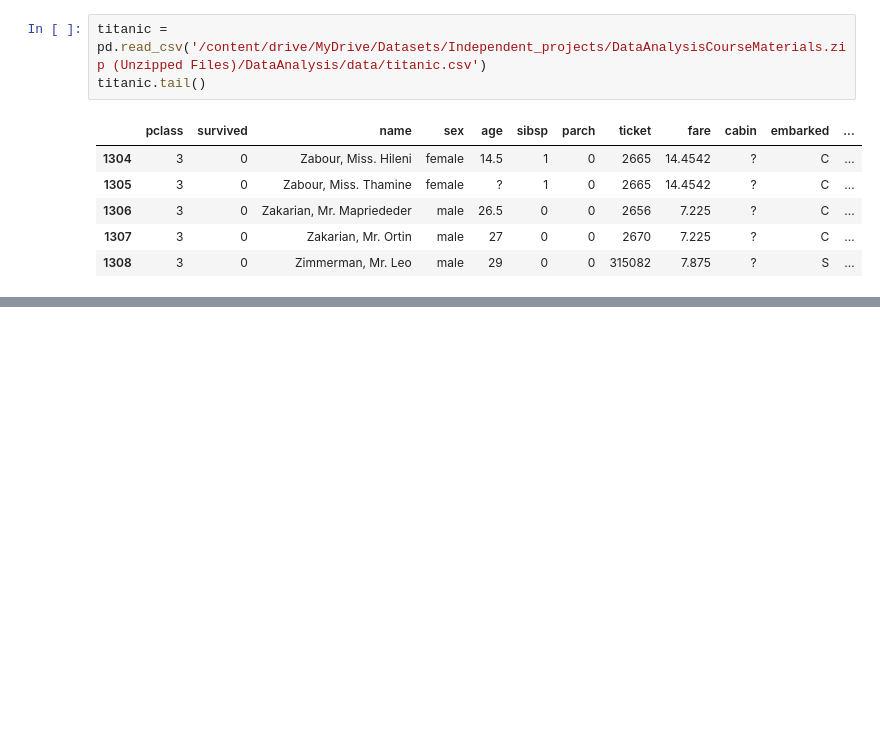
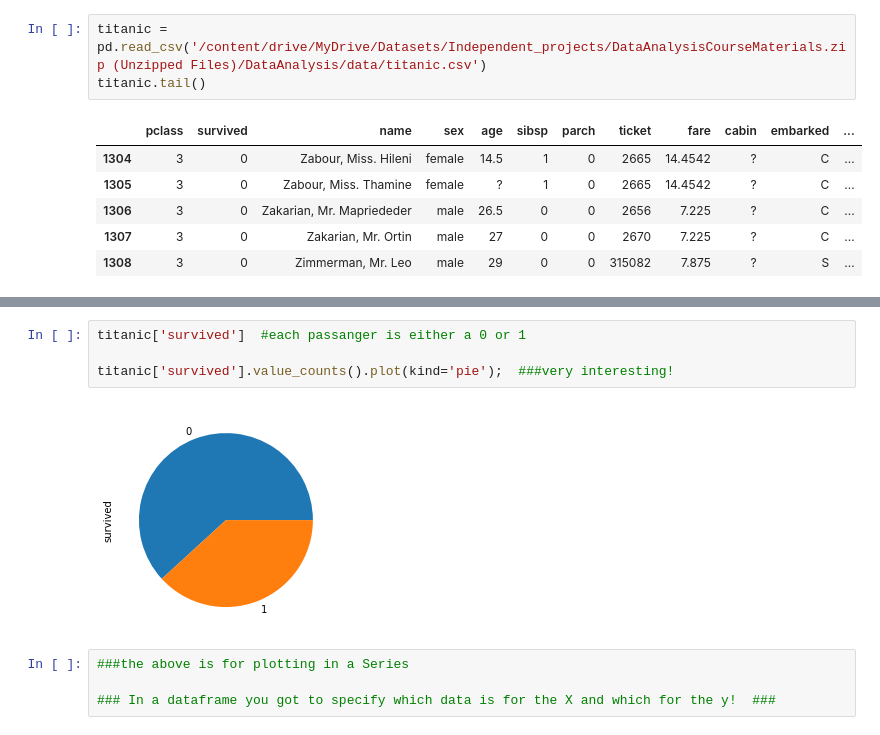
Before and after one commit to tornikeo/python_pandas_matplot_practice, a Jupyter notebook: Python_and_Pandas_Review.ipynb, the cells around one changed output, grey strips where cells are left out. Cells and saved outputs as stored; diff of their text form; blank space fills up the shorter version.

```diff
--- a/Python_and_Pandas_Review.ipynb
+++ b/Python_and_Pandas_Review.ipynb
@@ -173,0 +602,10 @@ memory usage: 894.6+ KB
+# %%
+titanic['survived']  #each passanger is either a 0 or 1
+
+titanic['survived'].value_counts().plot(kind='pie');  ###very interesting!
+# %% [output]
+[figure, added]
+# %%
+###the above is for plotting in a Series
+
+### In a dataframe you got to specify which data is for the X and which for the y!  ###
```
Also changed, not shown: parts of 54 cells of this notebook.
